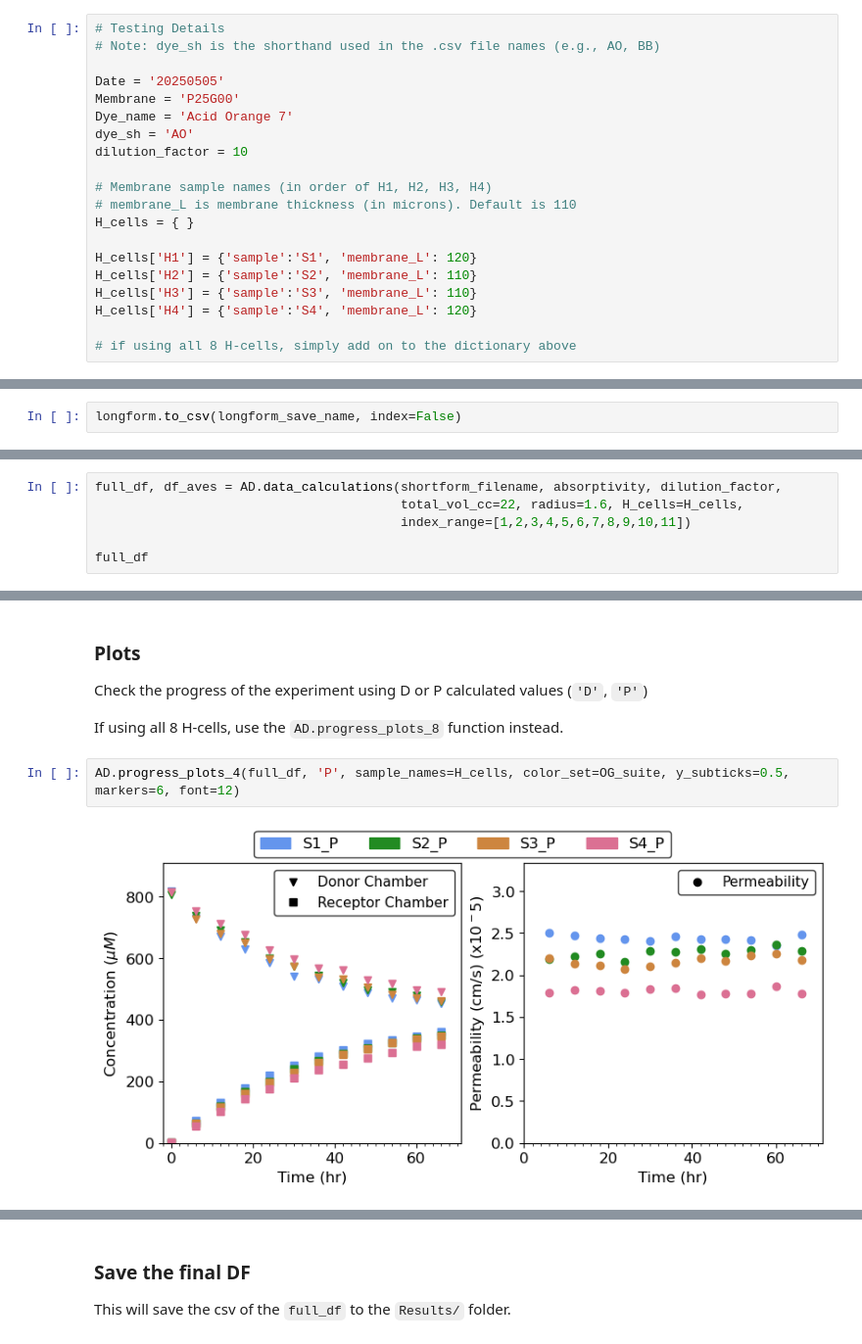
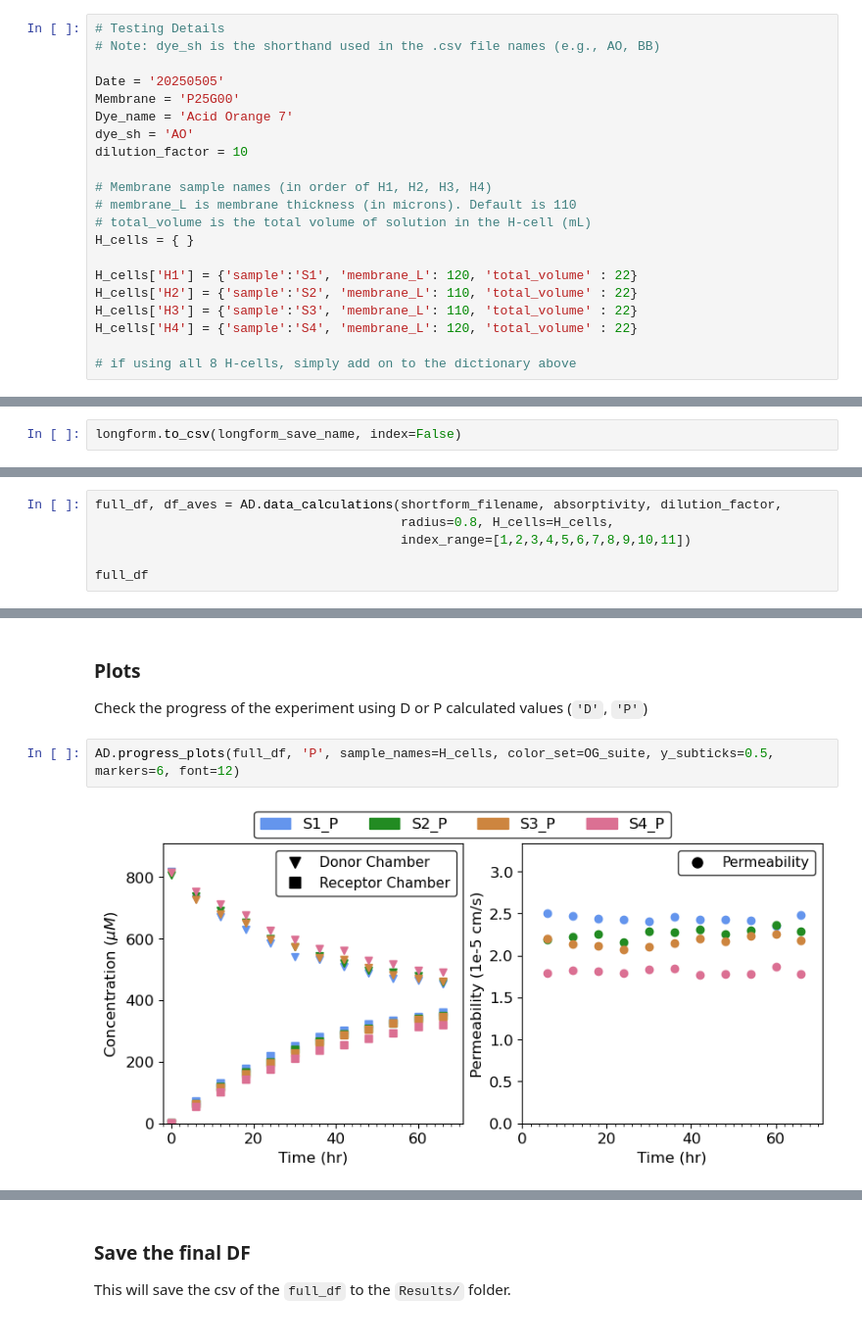
Before and after one commit to pozzo-research-group/OT2-ADT, a Jupyter notebook: OT2_ADT/ADT Data Analysis/ADT_Data_Analysis_Walkthrough.ipynb, the cells around one changed output, grey strips where cells are left out. Shown: that part at 98% size. Saved outputs shown, nothing was run; the diff lists cells and outputs as text.

```diff
--- a/OT2_ADT/ADT Data Analysis/ADT_Data_Analysis_Walkthrough.ipynb
+++ b/OT2_ADT/ADT Data Analysis/ADT_Data_Analysis_Walkthrough.ipynb
@@ -78,12 +78,13 @@ dilution_factor = 10
 
 # Membrane sample names (in order of H1, H2, H3, H4)
 # membrane_L is membrane thickness (in microns). Default is 110
+# total_volume is the total volume of solution in the H-cell (mL)
 H_cells = { }
 
-H_cells['H1'] = {'sample':'S1', 'membrane_L': 120}
-H_cells['H2'] = {'sample':'S2', 'membrane_L': 110}
-H_cells['H3'] = {'sample':'S3', 'membrane_L': 110}
-H_cells['H4'] = {'sample':'S4', 'membrane_L': 120}
+H_cells['H1'] = {'sample':'S1', 'membrane_L': 120, 'total_volume' : 22}
+H_cells['H2'] = {'sample':'S2', 'membrane_L': 110, 'total_volume' : 22}
+H_cells['H3'] = {'sample':'S3', 'membrane_L': 110, 'total_volume' : 22}
+H_cells['H4'] = {'sample':'S4', 'membrane_L': 120, 'total_volume' : 22}
 
 # if using all 8 H-cells, simply add on to the dictionary above
 # %%
@@ -238,7 +238,7 @@ The concentration data for each sample is then used to determine:
     - **index_range** : selection of data to calculate overall diffusivity/permeability
 # %%
 full_df, df_aves = AD.data_calculations(shortform_filename, absorptivity, dilution_factor,
-                                        total_vol_cc=22, radius=1.6, H_cells=H_cells,
+                                        radius=0.8, H_cells=H_cells,
                                         index_range=[1,2,3,4,5,6,7,8,9,10,11])
 
 full_df
@@ -266,11 +266,9 @@ df_aves
 ### Plots
 
 Check the progress of the experiment using D or P calculated values (`'D'`, `'P'`)
-
-If using all 8 H-cells, use the `AD.progress_plots_8` function instead.
 # %%
-AD.progress_plots_4(full_df, 'P', sample_names=H_cells, color_set=OG_suite, y_subticks=0.5, markers=6, font=12)
+AD.progress_plots(full_df, 'P', sample_names=H_cells, color_set=OG_suite, y_subticks=0.5, markers=6, font=12)
 # %% [output]
-[figure, old version]
+[figure, new version]
 # %% [markdown]
 If there are issues with specific samples (i.e. the pipette dropped a tip so you don't want to include the UV-Vis measurement for that sample/iteration), use the following to select which data to be included in the overall P/D calculation:
```
Also changed, not shown: parts of 10 cells of this notebook, 12 other files.
